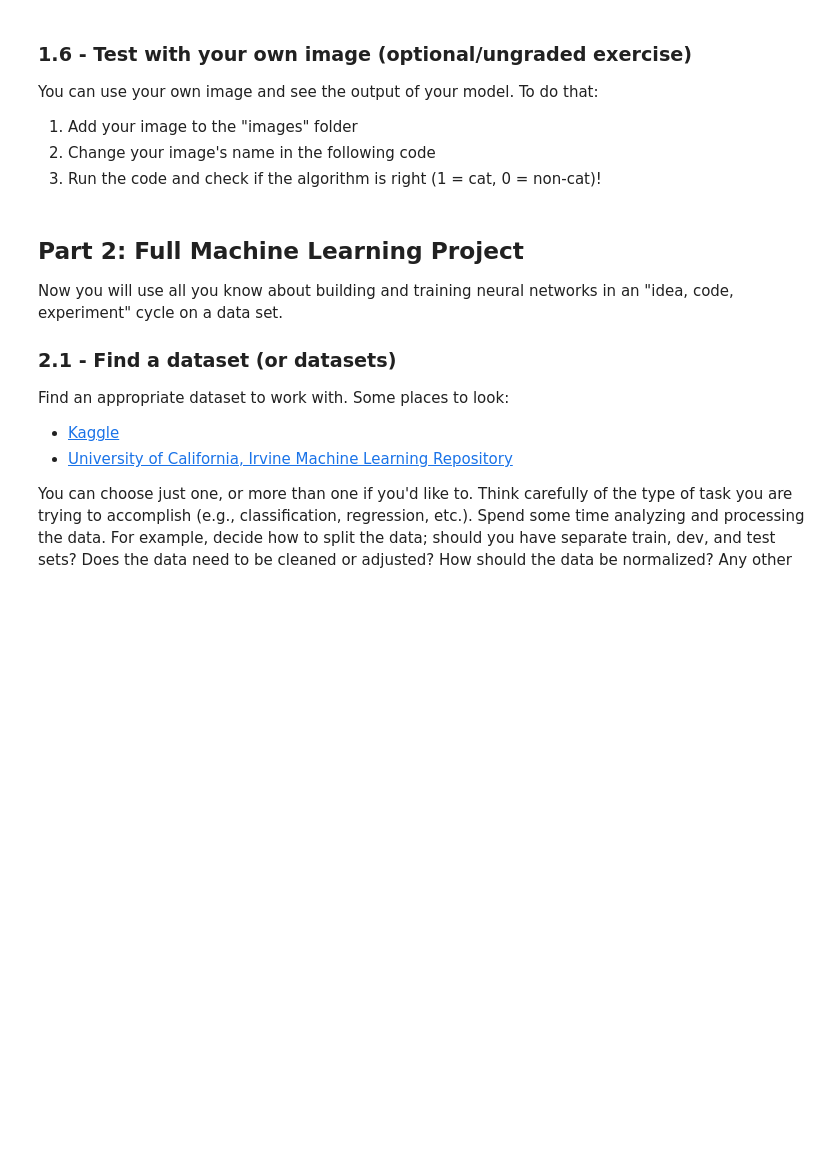
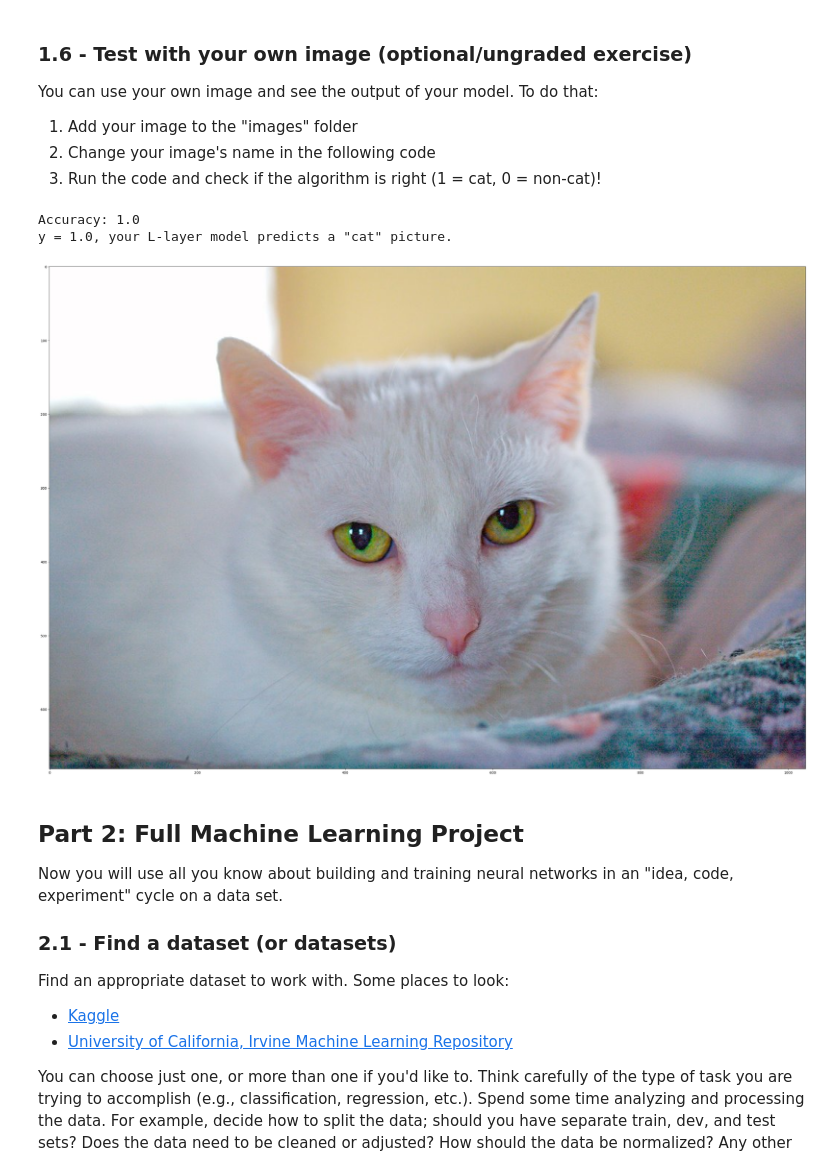
Before and after one commit to AlexBruma0/AI, a Jupyter notebook: Neural_Network_Project.ipynb, the cells around one changed output. Saved outputs shown, nothing was run; the diff lists cells and outputs as text; code cells hidden in the pictures; blank space fills up the shorter version.

```diff
--- a/Neural_Network_Project.ipynb
+++ b/Neural_Network_Project.ipynb
@@ -173,7 +187,7 @@ def L_layer_model(X, Y, layers_dims, learning_rate = 0.0075, num_iterations = 30
 
     # Parameters initialization. (≈ 1 line of code)
     ### START CODE HERE ###
-
+    parameters = initialize_parameters_deep(layer_dims=layers_dims)
 
     ### END CODE HERE ###
 
@@ -182,13 +196,13 @@ def L_layer_model(X, Y, layers_dims, learning_rate = 0.0075, num_iterations = 30
 
         # START CODE HERE ### (≈ 4 lines of code)
         # Forward propagation: [LINEAR -> RELU]*(L-1) -> LINEAR -> SIGMOID.
-
+        AL, caches =  L_model_forward(X=X,parameters=parameters)
         # Compute cost.
-
+        cost = compute_cost(AL=AL,Y=Y)
         # Backward propagation.
-
+        grads = L_model_backward(AL=AL,Y=Y,caches=caches)
         # Update parameters.
-
+        parameters = update_parameters(parameters=parameters,grads=grads,learning_rate=learning_rate)
 
         ### END CODE HERE ###
 
@@ -243,18 +282,22 @@ You can use your own image and see the output of your model. To do that:
 3. Run the code and check if the algorithm is right (1 = cat, 0 = non-cat)!
 # %%
 ## START CODE HERE ##
-my_image = "my_image.jpg" # change this to the name of your image file
+my_image = "my_image2.jpg" # change this to the name of your image file
 my_label_y = [1] # the true class of your image (1 -> cat, 0 -> non-cat)
 ## END CODE HERE ##
 
 fname = "images/" + my_image
 image = Image.open(fname)
 my_image = np.array(image.resize((num_px, num_px))).reshape((1, num_px*num_px*3)).T
 my_image = my_image/255.
 my_predicted_image = predict(my_image, my_label_y, parameters)
 
 plt.imshow(image)
 print ("y = " + str(np.squeeze(my_predicted_image)) + ", your L-layer model predicts a \"" + classes[int(np.squeeze(my_predicted_image)),].decode("utf-8") +  "\" picture.")
+# %% [output]
+Accuracy: 1.0
+y = 1.0, your L-layer model predicts a "cat" picture.
+[figure, added]
 # %% [markdown]
 <a id="part2"></a>
 ## Part 2: Full Machine Learning Project
```
Also changed, not shown: parts of 7 cells of this notebook, 3 other files.
